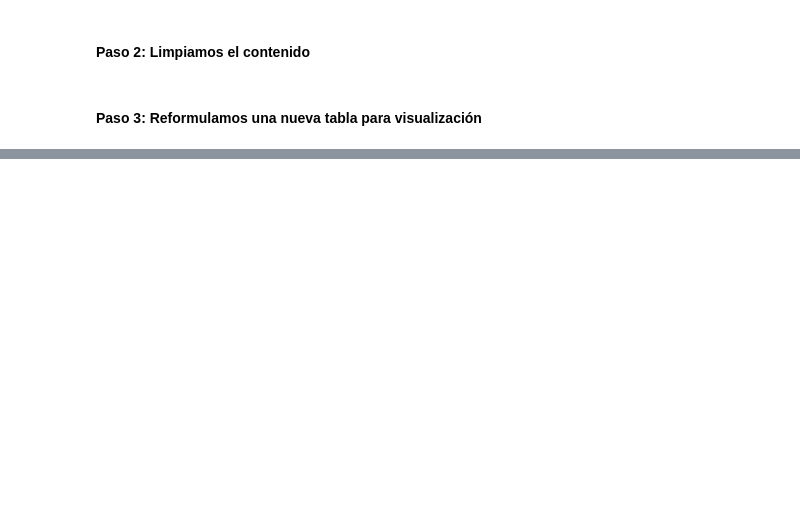
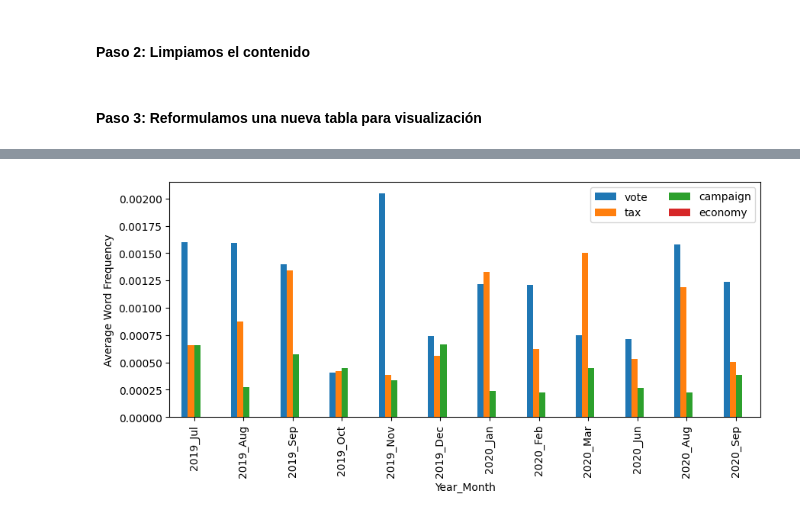
Before and after one commit to PabloAndree/Python_PA, a Jupyter notebook: [StudentView]_Lab3_Data_Cleaning.ipynb, the cells around one changed output, grey strips where cells are left out. Drawn from its saved outputs; the diff is of its cells as text; code cells hidden in the pictures; blank space fills up the shorter version.

```diff
--- a/[StudentView]_Lab3_Data_Cleaning.ipynb
+++ b/[StudentView]_Lab3_Data_Cleaning.ipynb
@@ -230,0 +233,10 @@ print(resultado)
+# %%
+def FindWordRatio(row):
+
+    total = len(row.Contenido.split(' '))
+    for w in words:
+       row['r_{}'.format(w)] = row.Contenido.count(w)/total
+    return row
+
+df = df.apply(FindWordRatio,axis=1)
+df.head()
@@ -230,0 +250,7 @@ print(resultado)
+# %%
+Meses = ['Jan','Feb','Mar','Apr','May','Jun','Jul','Aug','Sep','Oct','Nov','Dec']
+
+lambda_func = lambda r: '{}_{}'.format(r.Año,Meses[r.Mes-1])
+
+df['Y_M'] = df.apply(lambda_func,axis=1)
+df
@@ -230,0 +299,23 @@ print(resultado)
+# %%
+#Empleando Groupy
+vis_df = pd.DataFrame({
+  'r_vote': df.groupby('Y_M').r_vote.mean(),
+  'r_tax': df.groupby('Y_M').r_tax.mean(),
+  'r_campaign': df.groupby('Y_M').r_campaign.mean(),
+  'r_economy': df.groupby('Y_M').r_economy.mean()
+})
+
+vis_df
+# %%
+column_order = vis_df.sum().sort_values(ascending=False).index
+
+row_order = df.sort_values('Fecha').Y_M.unique()
+
+vis_df[column_order].loc[row_order].plot.bar(figsize=(10,4))
+plt.legend(['vote','tax','campaign','economy'],ncol=2)
+plt.xlabel('Year_Month')
+plt.ylabel('Average Word Frequency')
+
+plt.show()
+# %% [output]
+[figure, added]
```
Also changed, not shown: parts of 5 cells of this notebook.
